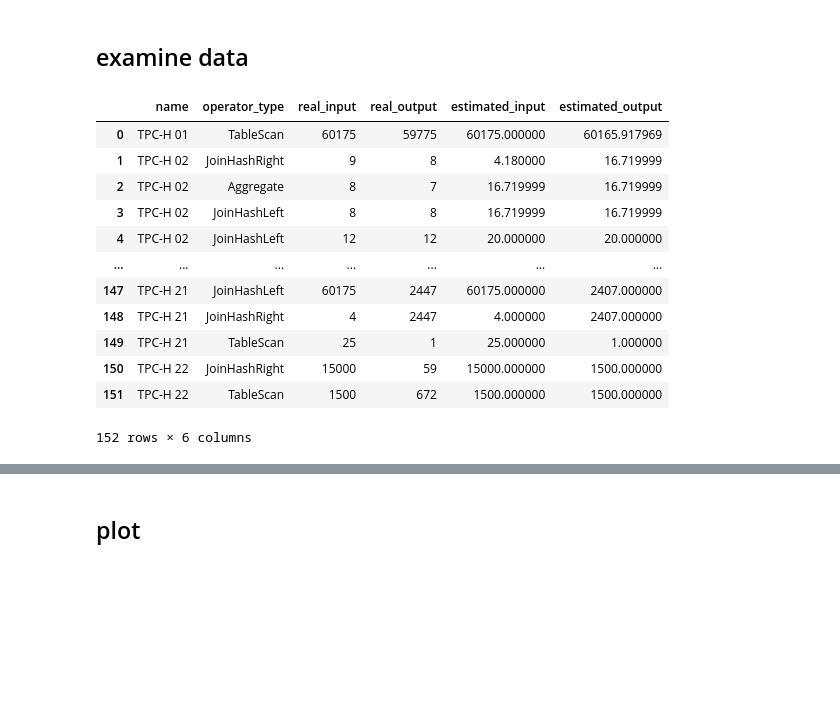
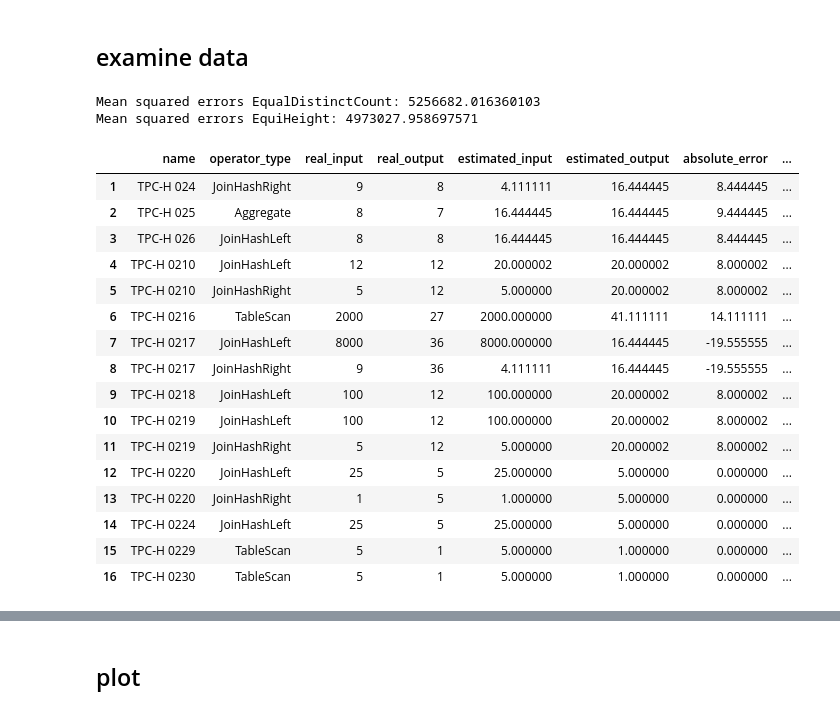
Before and after one commit to rrcomtech/hyrise-histograms, a Jupyter notebook: jupyter/visualize_cardinalities.ipynb, the cells around one changed output, grey strips where cells are left out. Cells and saved outputs as stored; diff of their text form; code cells hidden in the pictures; blank space fills up the shorter version.

```diff
--- a/jupyter/visualize_cardinalities.ipynb
+++ b/jupyter/visualize_cardinalities.ipynb
@@ -15,18 +31,5 @@ df = pd.read_csv('data/cardinalities.csv')
 # %% [markdown]
 ## examine data
 # %%
-df
+generate_errors(equaldistinctcount_df)
+generate_errors(equiheight_df)
-# %% [output]
-|  | name | operator_type | real_input | real_output | estimated_input | estimated_output |
-| 0 | TPC-H 01 | TableScan | 60175 | 59775 | 60175.000000 | 60165.917969 |
-| 1 | TPC-H 02 | JoinHashRight | 9 | 8 | 4.180000 | 16.719999 |
-| 2 | TPC-H 02 | Aggregate | 8 | 7 | 16.719999 | 16.719999 |
-| 3 | TPC-H 02 | JoinHashLeft | 8 | 8 | 16.719999 | 16.719999 |
-| 4 | TPC-H 02 | JoinHashLeft | 12 | 12 | 20.000000 | 20.000000 |
-| ... | ... | ... | ... | ... | ... | ... |
-| 147 | TPC-H 21 | JoinHashLeft | 60175 | 2447 | 60175.000000 | 2407.000000 |
-| 148 | TPC-H 21 | JoinHashRight | 4 | 2447 | 4.000000 | 2407.000000 |
-| 149 | TPC-H 21 | TableScan | 25 | 1 | 25.000000 | 1.000000 |
-| 150 | TPC-H 22 | JoinHashRight | 15000 | 59 | 15000.000000 | 1500.000000 |
-| 151 | TPC-H 22 | TableScan | 1500 | 672 | 1500.000000 | 1500.000000 |
-152 rows × 6 columns
@@ -41,0 +36,6 @@ for index, row in df.iterrows():
+# %%
+print("Mean squared errors EqualDistinctCount: " + str(generate_MSE(equaldistinctcount_df)))
+print("Mean squared errors EquiHeight: " + str(generate_MSE(equiheight_df)))
+# %% [output]
+Mean squared errors EqualDistinctCount: 5256682.016360103
+Mean squared errors EquiHeight: 4973027.958697571
@@ -41,0 +45,20 @@ for index, row in df.iterrows():
+# %%
+equiheight_df
+# %% [output]
+|  | name | operator_type | real_input | real_output | estimated_input | estimated_output | absolute_error | ... |
+| 1 | TPC-H 024 | JoinHashRight | 9 | 8 | 4.111111 | 16.444445 | 8.444445 | ... |
+| 2 | TPC-H 025 | Aggregate | 8 | 7 | 16.444445 | 16.444445 | 9.444445 | ... |
+| 3 | TPC-H 026 | JoinHashLeft | 8 | 8 | 16.444445 | 16.444445 | 8.444445 | ... |
+| 4 | TPC-H 0210 | JoinHashLeft | 12 | 12 | 20.000002 | 20.000002 | 8.000002 | ... |
+| 5 | TPC-H 0210 | JoinHashRight | 5 | 12 | 5.000000 | 20.000002 | 8.000002 | ... |
+| 6 | TPC-H 0216 | TableScan | 2000 | 27 | 2000.000000 | 41.111111 | 14.111111 | ... |
+| 7 | TPC-H 0217 | JoinHashLeft | 8000 | 36 | 8000.000000 | 16.444445 | -19.555555 | ... |
+| 8 | TPC-H 0217 | JoinHashRight | 9 | 36 | 4.111111 | 16.444445 | -19.555555 | ... |
+| 9 | TPC-H 0218 | JoinHashLeft | 100 | 12 | 100.000000 | 20.000002 | 8.000002 | ... |
+| 10 | TPC-H 0219 | JoinHashLeft | 100 | 12 | 100.000000 | 20.000002 | 8.000002 | ... |
+| 11 | TPC-H 0219 | JoinHashRight | 5 | 12 | 5.000000 | 20.000002 | 8.000002 | ... |
+| 12 | TPC-H 0220 | JoinHashLeft | 25 | 5 | 25.000000 | 5.000000 | 0.000000 | ... |
+| 13 | TPC-H 0220 | JoinHashRight | 1 | 5 | 1.000000 | 5.000000 | 0.000000 | ... |
+| 14 | TPC-H 0224 | JoinHashLeft | 25 | 5 | 25.000000 | 5.000000 | 0.000000 | ... |
+| 15 | TPC-H 0229 | TableScan | 5 | 1 | 5.000000 | 1.000000 | 0.000000 | ... |
+| 16 | TPC-H 0230 | TableScan | 5 | 1 | 5.000000 | 1.000000 | 0.000000 | ... |
```
Also changed, not shown: parts of 8 cells of this notebook.
